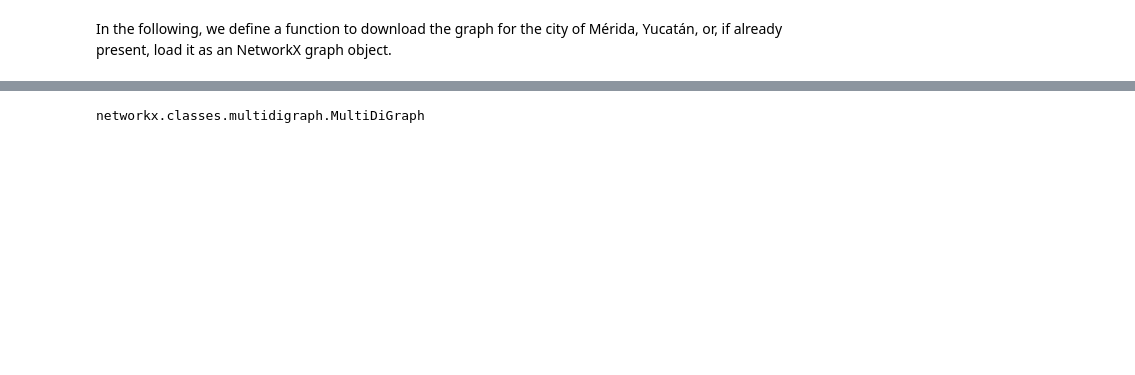
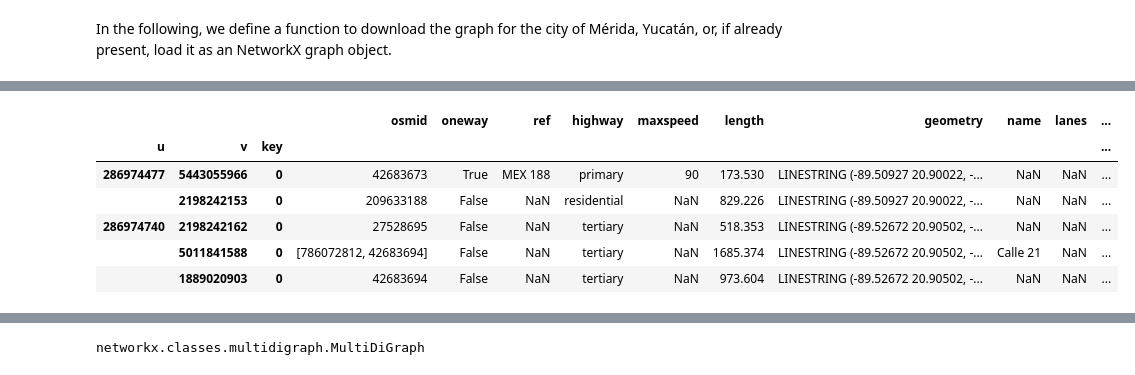
Before and after one commit to gperaza/road-network, a Jupyter notebook: notebooks/gonzalo-scratch.ipynb, the cells around one changed output, grey strips where cells are left out. Cells and saved outputs as stored; diff of their text form; code cells hidden in the pictures; blank space fills up the shorter version.

```diff
--- a/notebooks/gonzalo-scratch.ipynb
+++ b/notebooks/gonzalo-scratch.ipynb
@@ -68,0 +115,10 @@ ox.save_graphml(G, filepath='./networks/merida-kanasin-road-gephi.graphml', geph
+# %%
+edges.head()
+# %% [output]
+|  |  |  | osmid | oneway | ref | highway | maxspeed | length | geometry | name | lanes | ... |
+| u | v | key |  |  |  |  |  |  |  |  |  | ... |
+| 286974477 | 5443055966 | 0 | 42683673 | True | MEX 188 | primary | 90 | 173.530 | LINESTRING (-89.50927 20.90022, -... | NaN | NaN | ... |
+|  | 2198242153 | 0 | 209633188 | False | NaN | residential | NaN | 829.226 | LINESTRING (-89.50927 20.90022, -... | NaN | NaN | ... |
+| 286974740 | 2198242162 | 0 | 27528695 | False | NaN | tertiary | NaN | 518.353 | LINESTRING (-89.52672 20.90502, -... | NaN | NaN | ... |
+|  | 5011841588 | 0 | [786072812, 42683694] | False | NaN | tertiary | NaN | 1685.374 | LINESTRING (-89.52672 20.90502, -... | Calle 21 | NaN | ... |
+|  | 1889020903 | 0 | 42683694 | False | NaN | tertiary | NaN | 973.604 | LINESTRING (-89.52672 20.90502, -... | NaN | NaN | ... |
```
Also changed, not shown: parts of 55 cells of this notebook, 1 other file.
